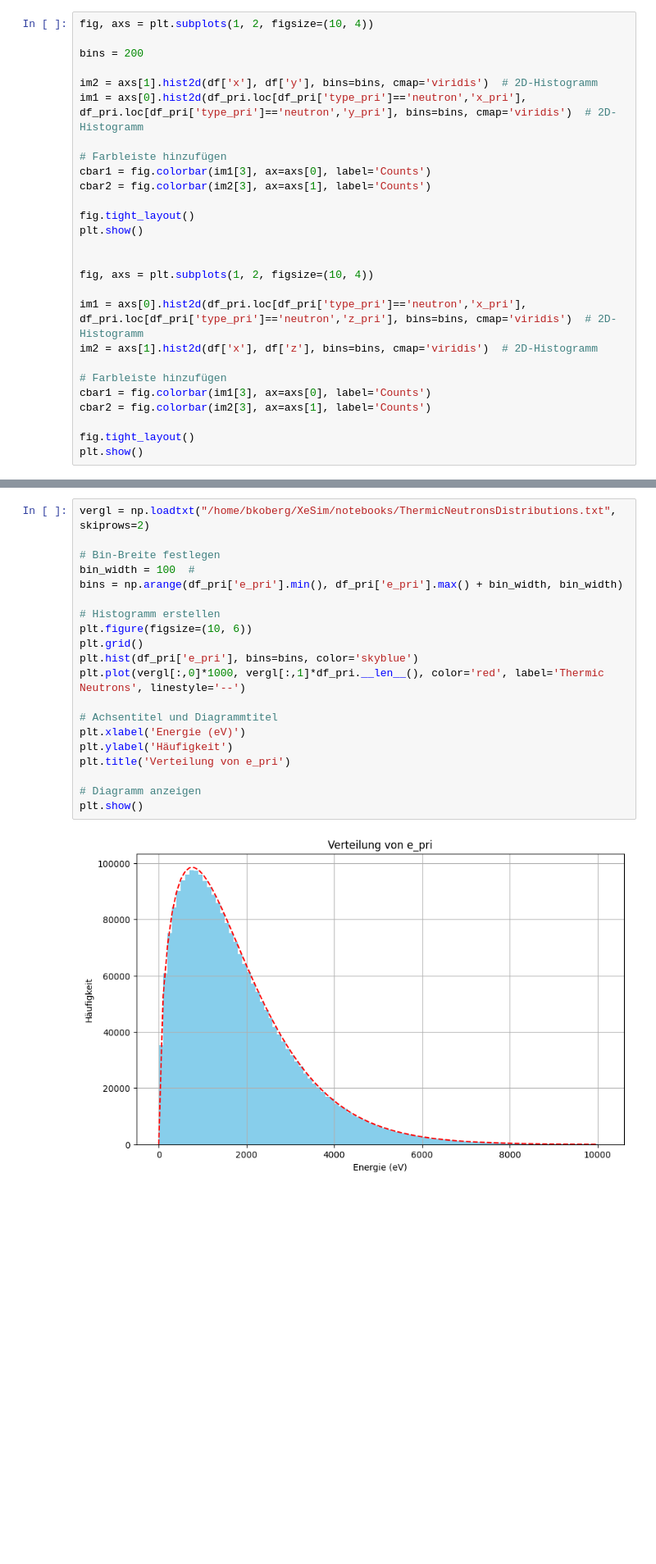
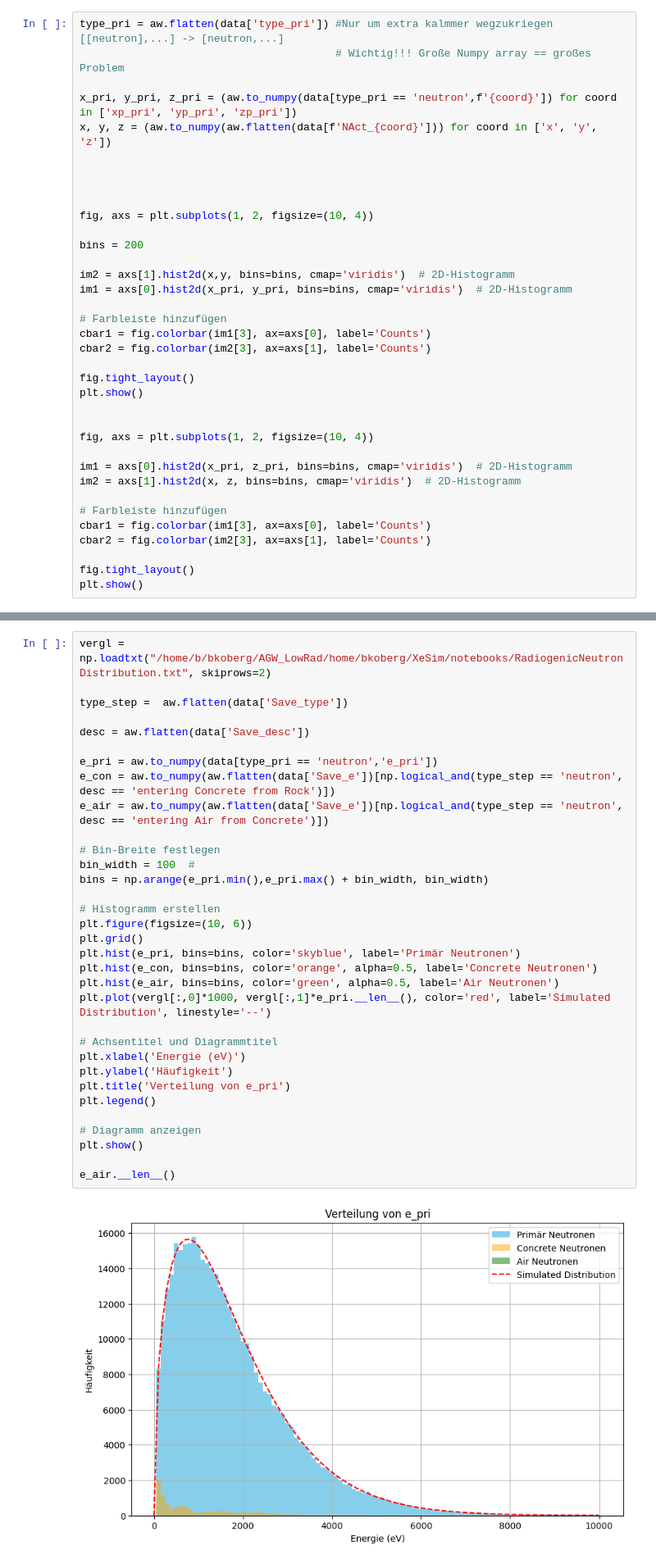
Before and after one commit to B-Koberg/XeSim, a Jupyter notebook: notebooks/NeutronShielding.ipynb, the cells around one changed output, grey strips where cells are left out. Shown at 82% size. Drawn from its saved outputs; the diff is of its cells as text; blank space fills up the shorter version.

```diff
--- a/notebooks/NeutronShielding.ipynb
+++ b/notebooks/NeutronShielding.ipynb
@@ -99,10 +75,19 @@ ValueError: RGB array must be n_points/n_cells by 3/4 in shape.
 # %%
+type_pri = aw.flatten(data['type_pri']) #Nur um extra kalmmer wegzukriegen [[neutron],...] -> [neutron,...]
+                                        # Wichtig!!! Große Numpy array == großes Problem
+
+x_pri, y_pri, z_pri = (aw.to_numpy(data[type_pri == 'neutron',f'{coord}']) for coord in ['xp_pri', 'yp_pri', 'zp_pri'])
+x, y, z = (aw.to_numpy(aw.flatten(data[f'NAct_{coord}'])) for coord in ['x', 'y', 'z'])
+
+
+
+
 fig, axs = plt.subplots(1, 2, figsize=(10, 4))
 
 bins = 200
 
-im2 = axs[1].hist2d(df['x'], df['y'], bins=bins, cmap='viridis')  # 2D-Histogramm
-im1 = axs[0].hist2d(df_pri.loc[df_pri['type_pri']=='neutron','x_pri'], df_pri.loc[df_pri['type_pri']=='neutron','y_pri'], bins=bins, cmap='viridis')  # 2D-Histogramm
+im2 = axs[1].hist2d(x,y, bins=bins, cmap='viridis')  # 2D-Histogramm
+im1 = axs[0].hist2d(x_pri, y_pri, bins=bins, cmap='viridis')  # 2D-Histogramm
 
 # Farbleiste hinzufügen
 cbar1 = fig.colorbar(im1[3], ax=axs[0], label='Counts')
@@ -114,8 +99,8 @@ plt.show()
 
 fig, axs = plt.subplots(1, 2, figsize=(10, 4))
 
-im1 = axs[0].hist2d(df_pri.loc[df_pri['type_pri']=='neutron','x_pri'], df_pri.loc[df_pri['type_pri']=='neutron','z_pri'], bins=bins, cmap='viridis')  # 2D-Histogramm
-im2 = axs[1].hist2d(df['x'], df['z'], bins=bins, cmap='viridis')  # 2D-Histogramm
+im1 = axs[0].hist2d(x_pri, z_pri, bins=bins, cmap='viridis')  # 2D-Histogramm
+im2 = axs[1].hist2d(x, z, bins=bins, cmap='viridis')  # 2D-Histogramm
 
 # Farbleiste hinzufügen
 cbar1 = fig.colorbar(im1[3], ax=axs[0], label='Counts')
@@ -129,24 +114,37 @@ NameError: name 'df' is not defined
 # %% [markdown]
 # Energy
 # %%
-vergl = np.loadtxt("/home/bkoberg/XeSim/notebooks/ThermicNeutronsDistributions.txt", skiprows=2)
+vergl = np.loadtxt("/home/b/bkoberg/AGW_LowRad/home/bkoberg/XeSim/notebooks/RadiogenicNeutronDistribution.txt", skiprows=2)
+
+type_step =  aw.flatten(data['Save_type'])
+
+desc = aw.flatten(data['Save_desc'])
+
+e_pri = aw.to_numpy(data[type_pri == 'neutron','e_pri'])
+e_con = aw.to_numpy(aw.flatten(data['Save_e'])[np.logical_and(type_step == 'neutron', desc == 'entering Concrete from Rock')])
+e_air = aw.to_numpy(aw.flatten(data['Save_e'])[np.logical_and(type_step == 'neutron', desc == 'entering Air from Concrete')])
 
 # Bin-Breite festlegen
 bin_width = 100  #
-bins = np.arange(df_pri['e_pri'].min(), df_pri['e_pri'].max() + bin_width, bin_width)
+bins = np.arange(e_pri.min(),e_pri.max() + bin_width, bin_width)
 
 # Histogramm erstellen
 plt.figure(figsize=(10, 6))
 plt.grid()
-plt.hist(df_pri['e_pri'], bins=bins, color='skyblue')
-plt.plot(vergl[:,0]*1000, vergl[:,1]*df_pri.__len__(), color='red', label='Thermic Neutrons', linestyle='--')
+plt.hist(e_pri, bins=bins, color='skyblue', label='Primär Neutronen')
+plt.hist(e_con, bins=bins, color='orange', alpha=0.5, label='Concrete Neutronen')
+plt.hist(e_air, bins=bins, color='green', alpha=0.5, label='Air Neutronen')
+plt.plot(vergl[:,0]*1000, vergl[:,1]*e_pri.__len__(), color='red', label='Simulated Distribution', linestyle='--')
 
 # Achsentitel und Diagrammtitel
 plt.xlabel('Energie (eV)')
 plt.ylabel('Häufigkeit')
 plt.title('Verteilung von e_pri')
+plt.legend()
 
 # Diagramm anzeigen
 plt.show()
+
+e_air.__len__()
 # %% [output]
-[figure, old version]
+[figure, new version]
```
Also changed, not shown: parts of 12 cells of this notebook, 4 other files.
